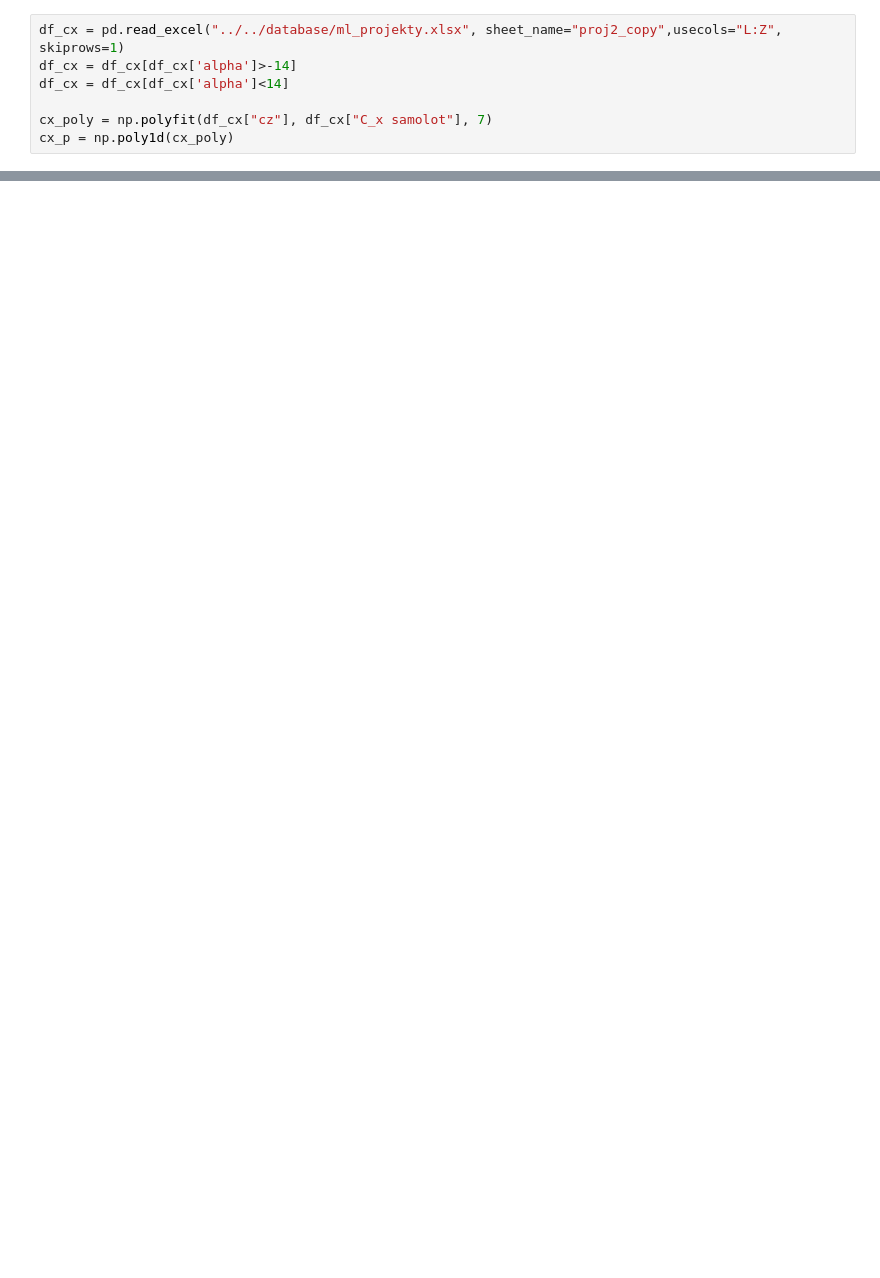
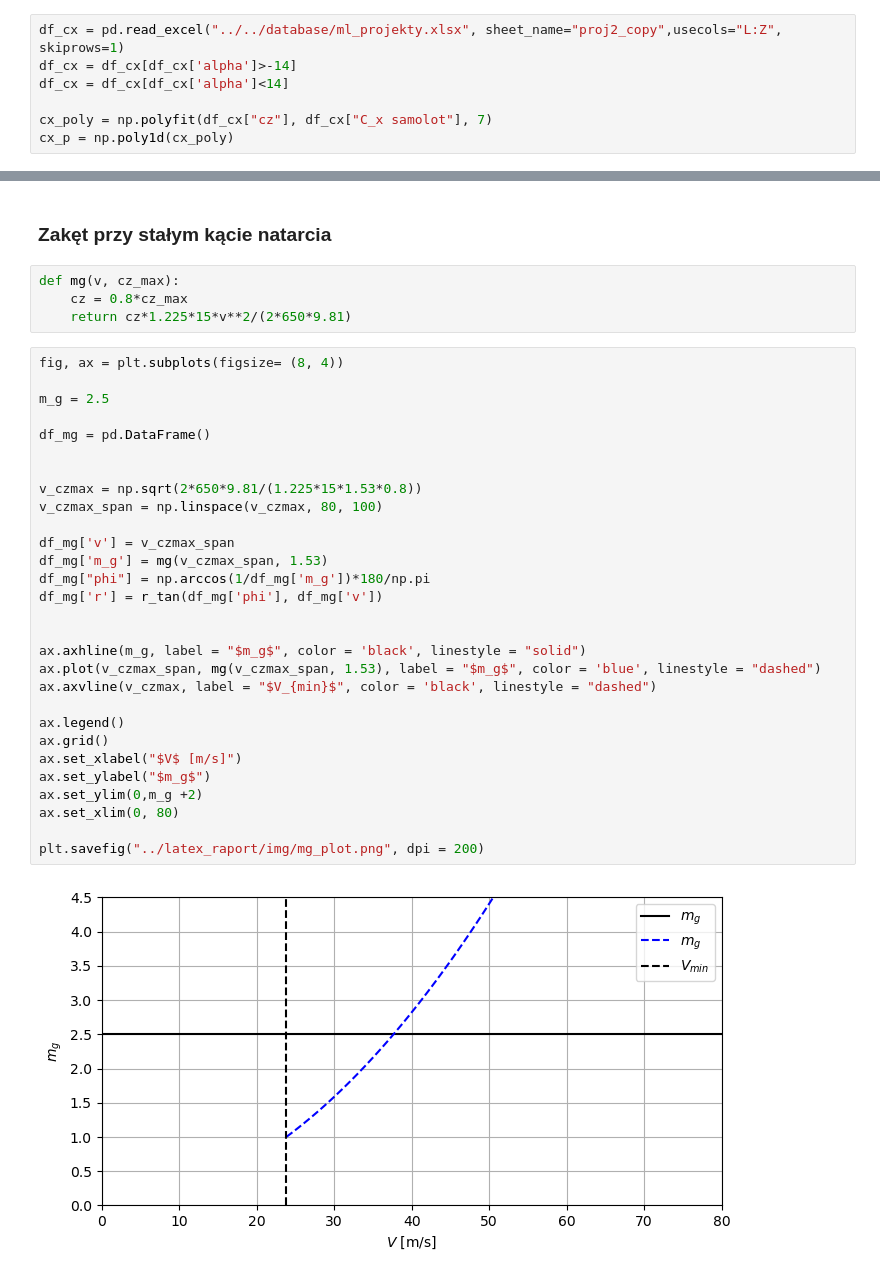
Before and after one commit to mahromir/FLIGHT_MECHANICS, a Jupyter notebook: proj11/src/ml_proj11.ipynb, the cells around one changed output, grey strips where cells are left out. Drawn from its saved outputs; the diff is of its cells as text; blank space fills up the shorter version.

```diff
--- a/proj11/src/ml_proj11.ipynb
+++ b/proj11/src/ml_proj11.ipynb
@@ -106,0 +347,37 @@ with open("../latex_raport/Pr_table.tex", "w") as f:
+# %% [markdown]
+### Zakęt przy stałym kącie natarcia
+# %%
+def mg(v, cz_max):
+    cz = 0.8*cz_max
+    return cz*1.225*15*v**2/(2*650*9.81)
+# %%
+fig, ax = plt.subplots(figsize= (8, 4))
+
+m_g = 2.5
+
+df_mg = pd.DataFrame()
+
+
+v_czmax = np.sqrt(2*650*9.81/(1.225*15*1.53*0.8))
+v_czmax_span = np.linspace(v_czmax, 80, 100)
+
+df_mg['v'] = v_czmax_span
+df_mg['m_g'] = mg(v_czmax_span, 1.53)
+df_mg["phi"] = np.arccos(1/df_mg['m_g'])*180/np.pi
+df_mg['r'] = r_tan(df_mg['phi'], df_mg['v'])
+
+
+ax.axhline(m_g, label = "$m_g$", color = 'black', linestyle = "solid")
+ax.plot(v_czmax_span, mg(v_czmax_span, 1.53), label = "$m_g$", color = 'blue', linestyle = "dashed")
+ax.axvline(v_czmax, label = "$V_{min}$", color = 'black', linestyle = "dashed")
+
+ax.legend()
+ax.grid()
+ax.set_xlabel("$V$ [m/s]")
+ax.set_ylabel("$m_g$")
+ax.set_ylim(0,m_g +2)
+ax.set_xlim(0, 80)
+
+plt.savefig("../latex_raport/img/mg_plot.png", dpi = 200)
+# %% [output]
+[figure, added]
```
Also changed, not shown: parts of 18 cells of this notebook, 7 other files.
